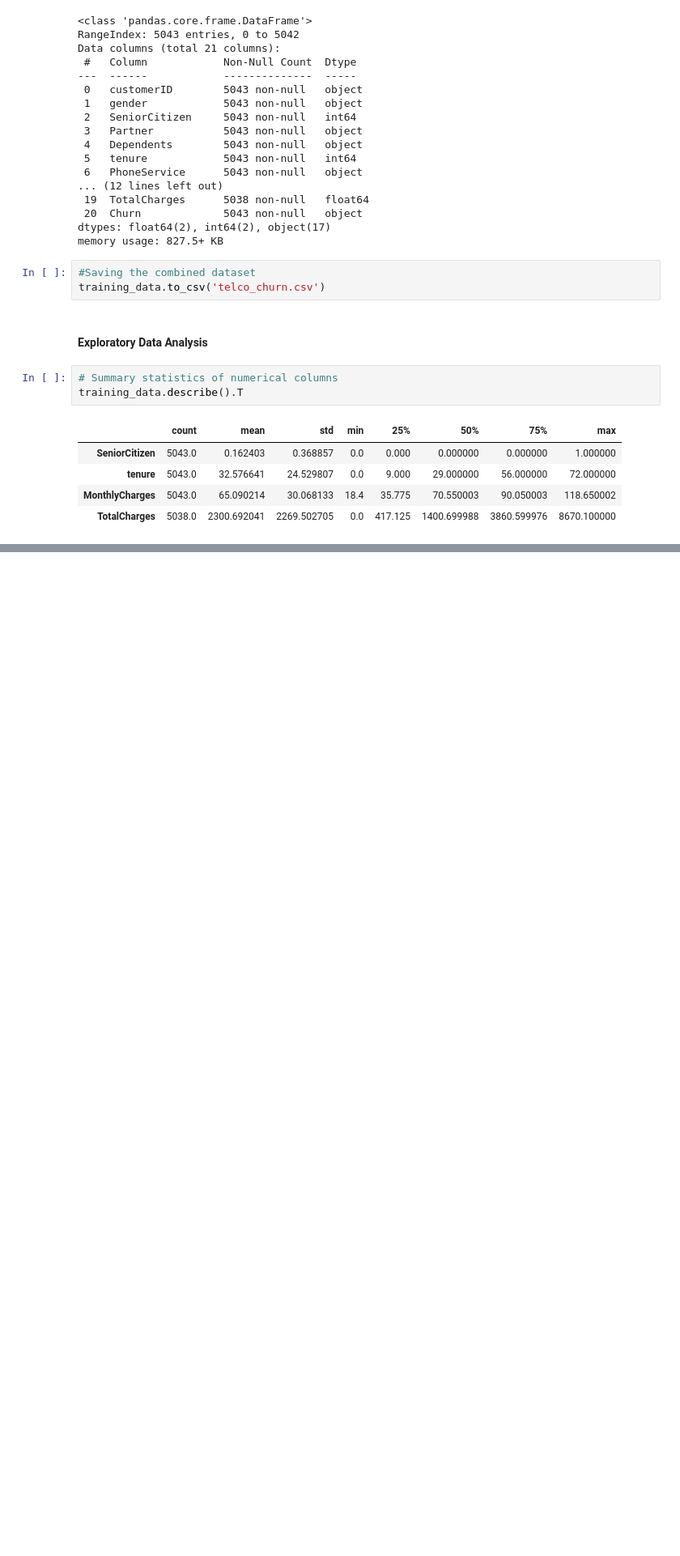
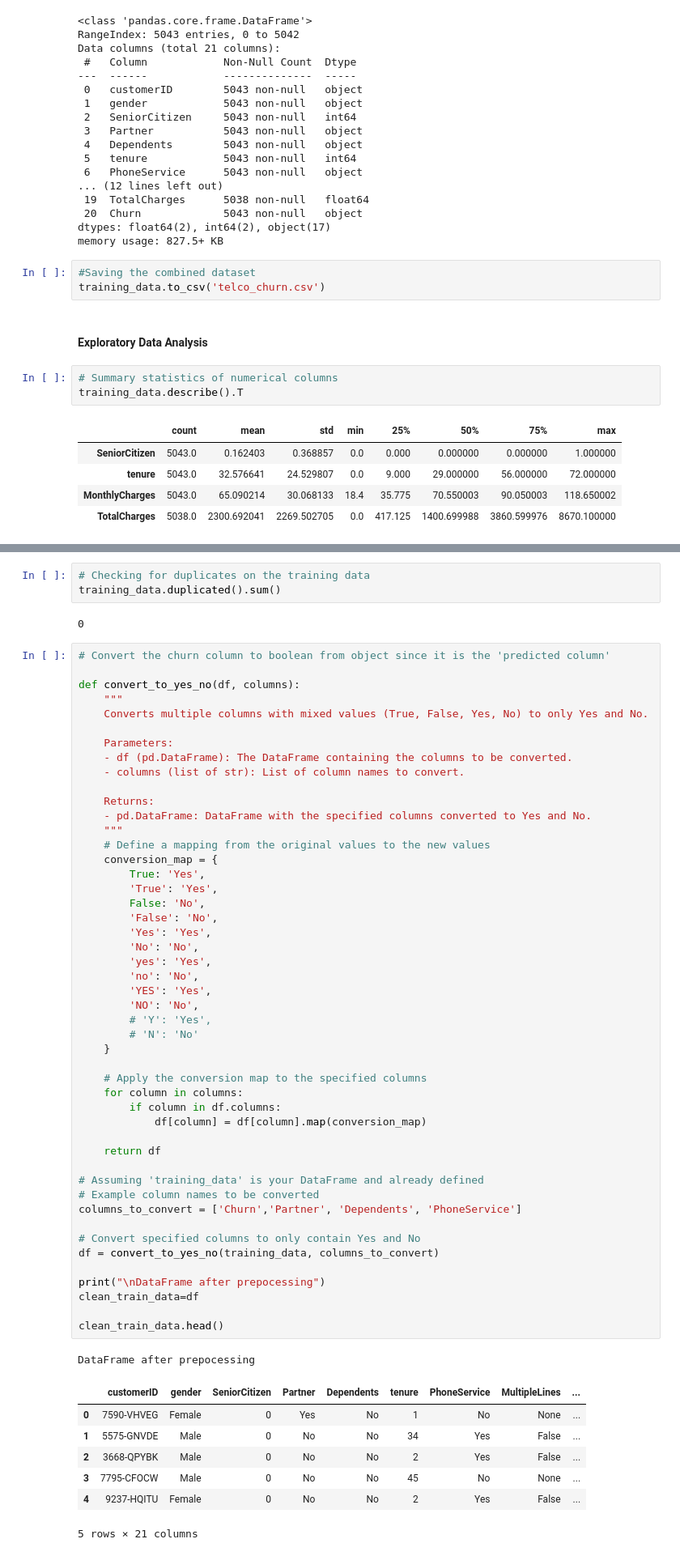
Before and after one commit to GeGe-K/Customer-Churn-Prediction, a Jupyter notebook: churn.ipynb, the cells around one changed output, grey strips where cells are left out. Shown: that part at 81% size. Cells and saved outputs as stored; diff of their text form; blank space fills up the shorter version.

```diff
--- a/churn.ipynb
+++ b/churn.ipynb
@@ -367,3 +367,65 @@ MonthlyCharges        0
 TotalCharges          5
 Churn                 0
 dtype: int64
+# %%
+# Checking for duplicates on the training data
+training_data.duplicated().sum()
+# %% [output]
+0
+# %%
+# Convert the churn column to boolean from object since it is the 'predicted column'
+
+def convert_to_yes_no(df, columns):
+    """
+    Converts multiple columns with mixed values (True, False, Yes, No) to only Yes and No.
+
+    Parameters:
+    - df (pd.DataFrame): The DataFrame containing the columns to be converted.
+    - columns (list of str): List of column names to convert.
+
+    Returns:
+    - pd.DataFrame: DataFrame with the specified columns converted to Yes and No.
+    """
+    # Define a mapping from the original values to the new values
+    conversion_map = {
+        True: 'Yes',
+        'True': 'Yes',
+        False: 'No',
+        'False': 'No',
+        'Yes': 'Yes',
+        'No': 'No',
+        'yes': 'Yes',
+        'no': 'No',
+        'YES': 'Yes',
+        'NO': 'No',
+        # 'Y': 'Yes',
+        # 'N': 'No'
+    }
+
+    # Apply the conversion map to the specified columns
+    for column in columns:
+        if column in df.columns:
+            df[column] = df[column].map(conversion_map)
+
+    return df
+
+# Assuming 'training_data' is your DataFrame and already defined
+# Example column names to be converted
+columns_to_convert = ['Churn','Partner', 'Dependents', 'PhoneService']
+
+# Convert specified columns to only contain Yes and No
+df = convert_to_yes_no(training_data, columns_to_convert)
+
+print("\nDataFrame after prepocessing")
+clean_train_data=df
+
+clean_train_data.head()
+# %% [output]
+DataFrame after prepocessing
+|  | customerID | gender | SeniorCitizen | Partner | Dependents | tenure | PhoneService | MultipleLines | ... |
+| 0 | 7590-VHVEG | Female | 0 | Yes | No | 1 | No | None | ... |
+| 1 | 5575-GNVDE | Male | 0 | No | No | 34 | Yes | False | ... |
+| 2 | 3668-QPYBK | Male | 0 | No | No | 2 | Yes | False | ... |
+| 3 | 7795-CFOCW | Male | 0 | No | No | 45 | No | None | ... |
+| 4 | 9237-HQITU | Female | 0 | No | No | 2 | Yes | False | ... |
+5 rows × 21 columns
```
Also changed, not shown: parts of 8 cells of this notebook.
